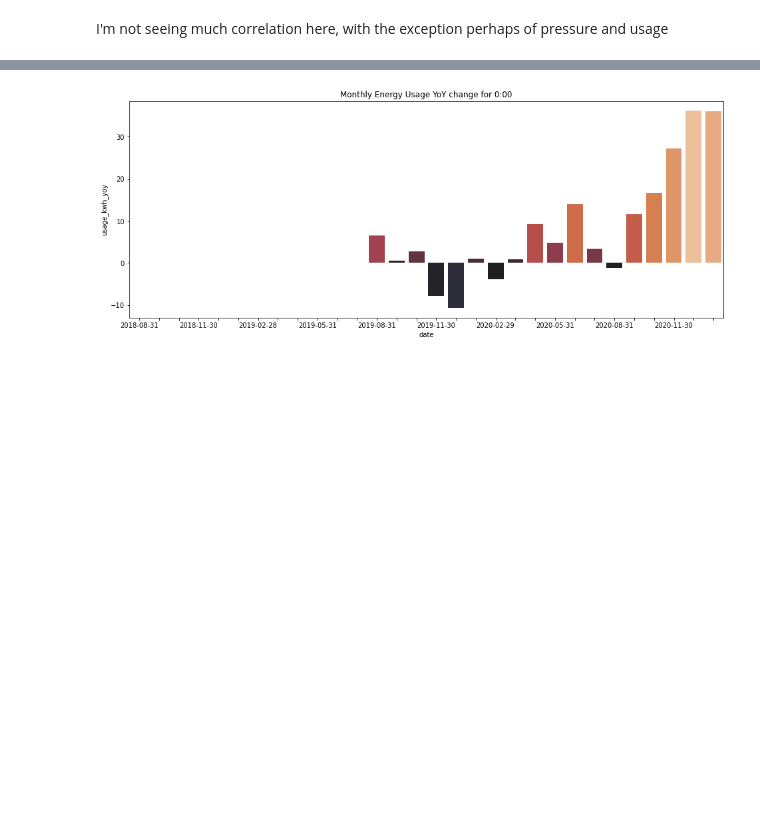
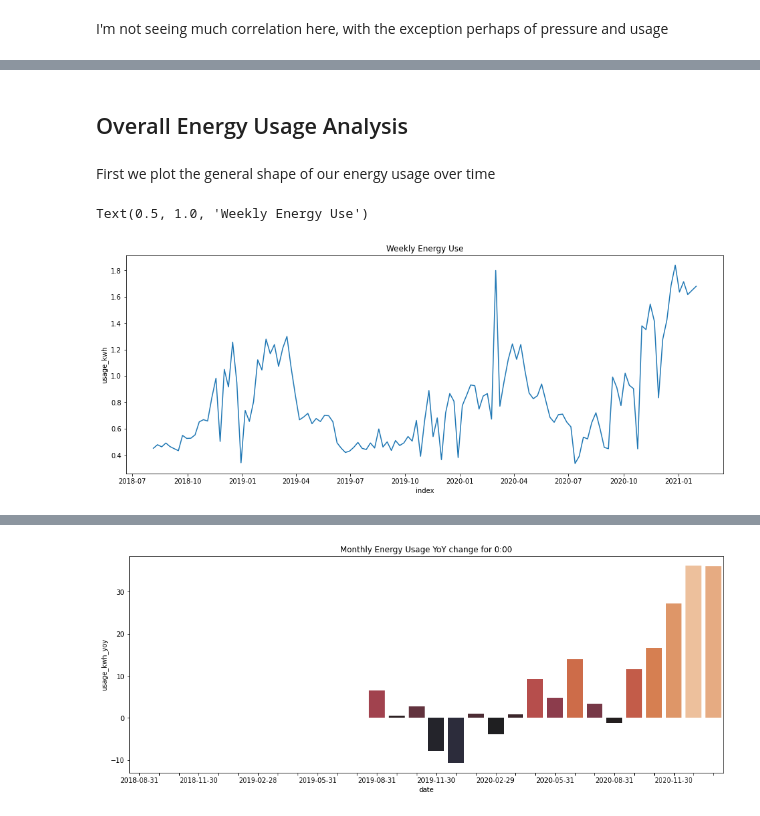
Before and after one commit to andrewhao/nrglab, a Jupyter notebook: nrglab.ipynb, the cells around one changed output, grey strips where cells are left out. Saved outputs shown, nothing was run; the diff lists cells and outputs as text; code cells hidden in the pictures; blank space fills up the shorter version.

```diff
--- a/nrglab.ipynb
+++ b/nrglab.ipynb
@@ -131,0 +116,9 @@ df[df.hour == 0].resample('W').mean()
+# %% [markdown]
+## Overall Energy Usage Analysis
+# %% [markdown]
+First we plot the general shape of our energy usage over time
+# %%
+sns.lineplot(data=df.resample('W').mean().reset_index(), x='index', y='usage_kwh').set_title('Weekly Energy Use')
+# %% [output]
+Text(0.5, 1.0, 'Weekly Energy Use')
+[figure, added]
```
Also changed, not shown: parts of 16 cells of this notebook.
